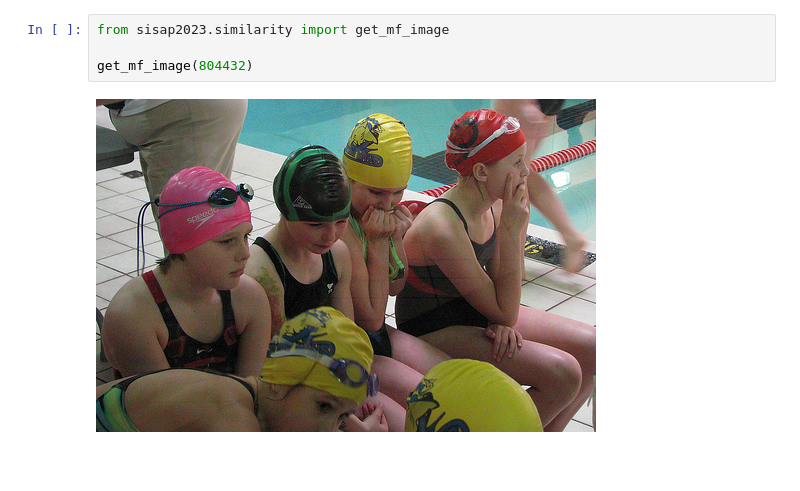
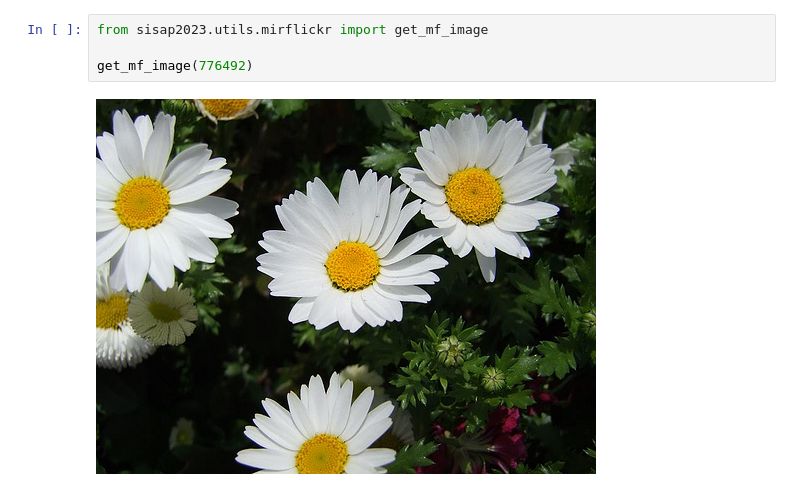
Before and after one commit to MetricSearch/simcoder-pytorch, a Jupyter notebook: notebooks/show_image.ipynb, the cells around one changed output. Drawn from its saved outputs; the diff is of its cells as text; blank space fills up the shorter version.

```diff
--- a/notebooks/show_image.ipynb
+++ b/notebooks/show_image.ipynb
@@ -1,6 +1,6 @@
 # %%
-from sisap2023.similarity import get_mf_image
+from sisap2023.utils.mirflickr import get_mf_image
 
-get_mf_image(804432)
+get_mf_image(776492)
 # %% [output]
-[figure, old version]
+[figure, new version]
```
Also changed, not shown: 9 other files.
